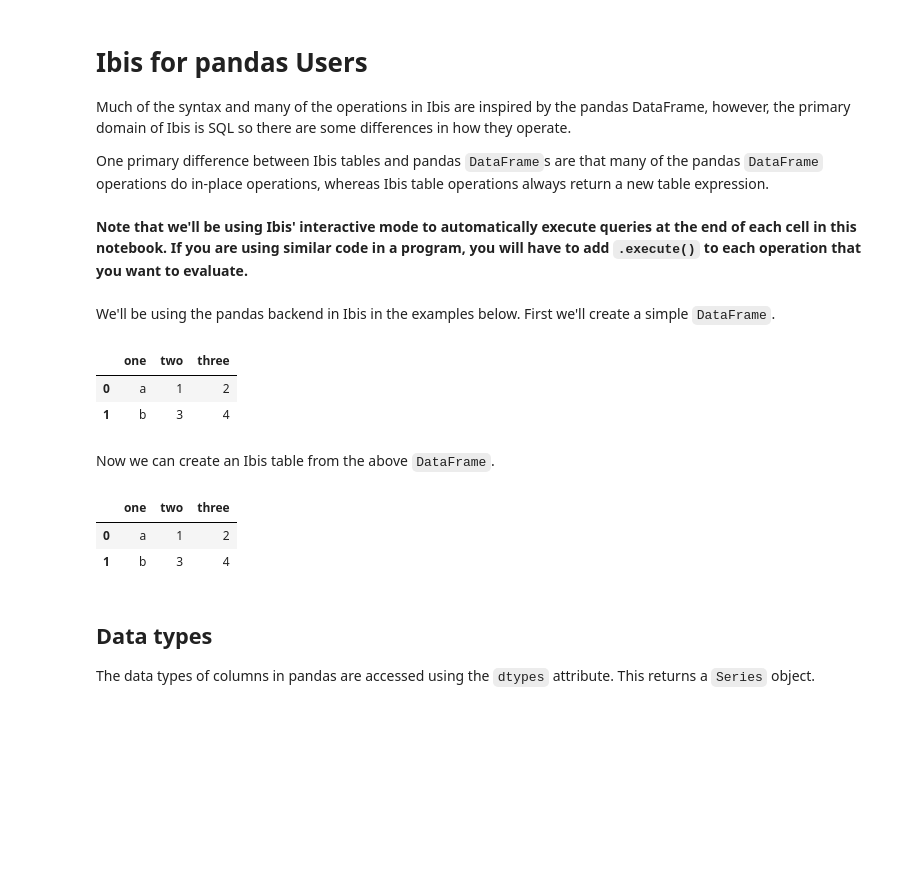
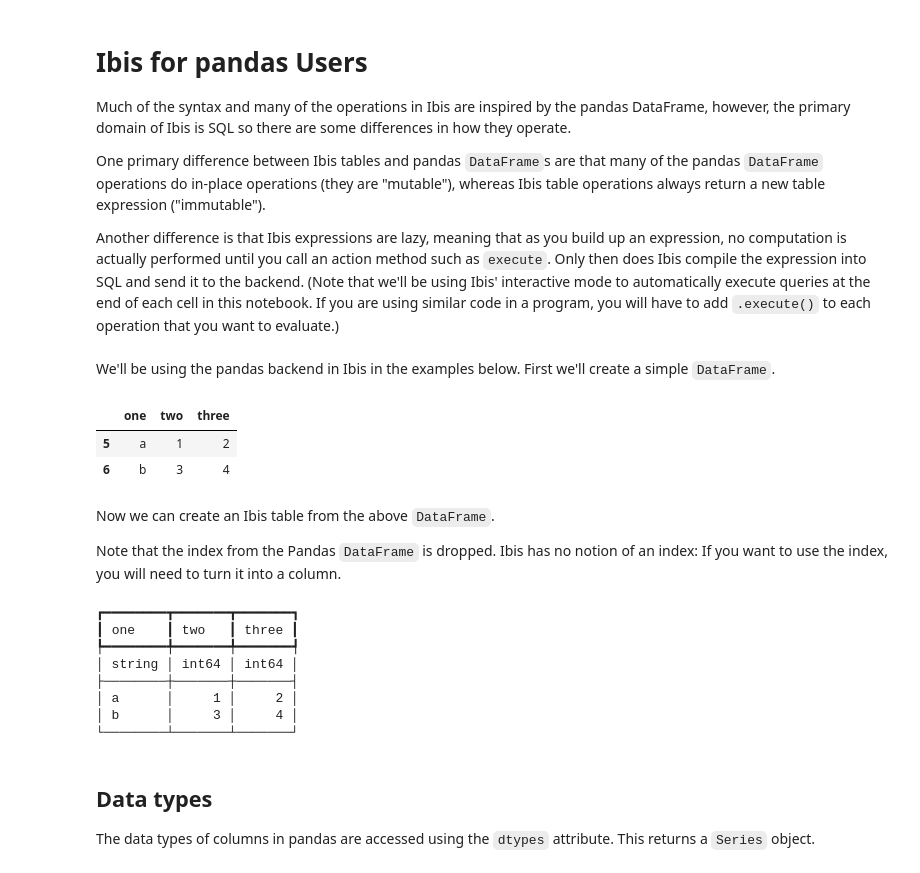
Before and after one commit to anisidina29/ibis, a Jupyter notebook: docs/ibis-for-pandas-users.ipynb, the cells around one changed output. Cells and saved outputs as stored; diff of their text form; code cells hidden in the pictures; blank space fills up the shorter version.

```diff
--- a/docs/ibis-for-pandas-users.ipynb
+++ b/docs/ibis-for-pandas-users.ipynb
@@ -7,8 +7,17 @@ SQL so there are some differences in how they operate.
 
 One primary
 difference between Ibis tables and pandas `DataFrame`s are that many
-of the pandas `DataFrame` operations do in-place operations, whereas
-Ibis table operations always return a new table expression.
+of the pandas `DataFrame` operations do in-place operations (they are "mutable"),
+whereas Ibis table operations always return a new table expression ("immutable").
+
+Another difference is that Ibis expressions are lazy, meaning
+that as you build up an expression, no computation is actually performed
+until you call an action method such as `execute`. Only then
+does Ibis compile the expression into SQL and send it to the
+backend.
+(Note that we'll be using Ibis' interactive mode to automatically execute queries at
+the end of each cell in this notebook. If you are using similar code in a program,
+you will have to add `.execute()` to each operation that you want to evaluate.)
 # %%
 import ibis
 import pandas as pd
@@ -15,4 +25,0 @@ import pandas as pd
-# %% [markdown]
-**Note that we'll be using Ibis' interactive mode to automatically execute queries at
-the end of each cell in this notebook. If you are using similar code in a program,
-you will have to add `.execute()` to each operation that you want to evaluate.**
@@ -21,24 +26,37 @@ ibis.options.interactive = True
 # %% [markdown]
 We'll be using the pandas backend in Ibis in the examples below. First we'll create a simple `DataFrame`.
 # %%
-df = pd.DataFrame([
-    ['a', 1, 2],
-    ['b', 3, 4]
-], columns=['one', 'two', 'three'])
+df = pd.DataFrame(
+    [
+        ['a', 1, 2],
+        ['b', 3, 4]
+    ],
+    columns=['one', 'two', 'three'],
+    index=[5,6],
+)
 df
 # %% [output]
 |  | one | two | three |
-| 0 | a | 1 | 2 |
-| 1 | b | 3 | 4 |
+| 5 | a | 1 | 2 |
+| 6 | b | 3 | 4 |
 # %% [markdown]
 Now we can create an Ibis table from the above `DataFrame`.
+
+Note that the index from the Pandas `DataFrame` is dropped.
+Ibis has no notion of an index: If you want to use the index,
+you will need to turn it into a column.
 # %%
 t = ibis.pandas.connect({'t': df}).table('t')
 t
 # %% [output]
-|  | one | two | three |
-| 0 | a | 1 | 2 |
-| 1 | b | 3 | 4 |
+┏━━━━━━━━┳━━━━━━━┳━━━━━━━┓
+┃ one    ┃ two   ┃ three ┃
+┡━━━━━━━━╇━━━━━━━╇━━━━━━━┩
+│ string │ int64 │ int64 │
+├────────┼───────┼───────┤
+│ a      │     1 │     2 │
+│ b      │     3 │     4 │
+└────────┴───────┴───────┘
 # %% [markdown]
 ## Data types
 
```
Also changed, not shown: parts of 45 cells of this notebook.
